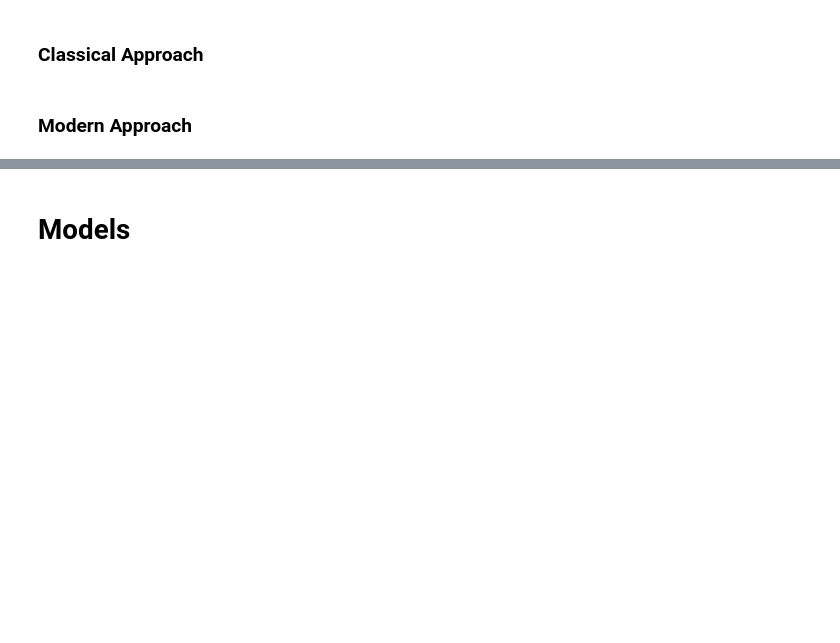
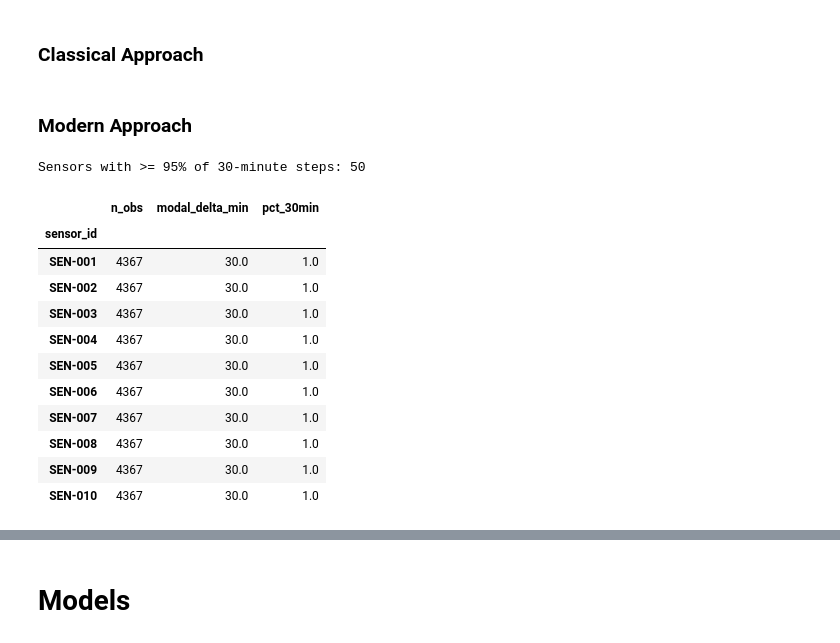
Before and after one commit to Albertouskas/traffic_flow_prediction_forecasting_and_analysis, a Jupyter notebook: traffic_forecast.ipynb, the cells around one changed output, grey strips where cells are left out. Saved outputs shown, nothing was run; the diff lists cells and outputs as text; code cells hidden in the pictures; blank space fills up the shorter version.

```diff
--- a/traffic_forecast.ipynb
+++ b/traffic_forecast.ipynb
@@ -186,3 +199,42 @@ plot_pacf(classical_df['y'], lags = 100, ax = ax)
 plt.show()
 # %% [markdown]
 ### Modern Approach
+# %%
+freq_df = df.copy()
+freq_df['timestamp'] = pd.to_datetime(freq_df['timestamp'])
+freq_df = freq_df.sort_values(['sensor_id', 'timestamp']).reset_index(drop=True)
+
+freq_df['delta_min'] = (
+    freq_df.groupby('sensor_id')['timestamp']
+    .diff()
+    .dt.total_seconds()
+    .div(60)
+ )
+
+freq_summary = (
+    freq_df.dropna(subset=['delta_min'])
+    .groupby('sensor_id')['delta_min']
+    .agg(
+        n_obs='count',
+        modal_delta_min=lambda s: s.mode().iloc[0],
+        pct_30min=lambda s: (s == 30).mean()
+    )
+    .sort_values('pct_30min', ascending=False)
+ )
+
+print('Sensors with >= 95% of 30-minute steps:', (freq_summary['pct_30min'] >= 0.95).sum())
+display(freq_summary.head(10))
+# %% [output]
+Sensors with >= 95% of 30-minute steps: 50
+|  | n_obs | modal_delta_min | pct_30min |
+| sensor_id |  |  |  |
+| SEN-001 | 4367 | 30.0 | 1.0 |
+| SEN-002 | 4367 | 30.0 | 1.0 |
+| SEN-003 | 4367 | 30.0 | 1.0 |
+| SEN-004 | 4367 | 30.0 | 1.0 |
+| SEN-005 | 4367 | 30.0 | 1.0 |
+| SEN-006 | 4367 | 30.0 | 1.0 |
+| SEN-007 | 4367 | 30.0 | 1.0 |
+| SEN-008 | 4367 | 30.0 | 1.0 |
+| SEN-009 | 4367 | 30.0 | 1.0 |
+| SEN-010 | 4367 | 30.0 | 1.0 |
```
Also changed, not shown: parts of 9 cells of this notebook.
